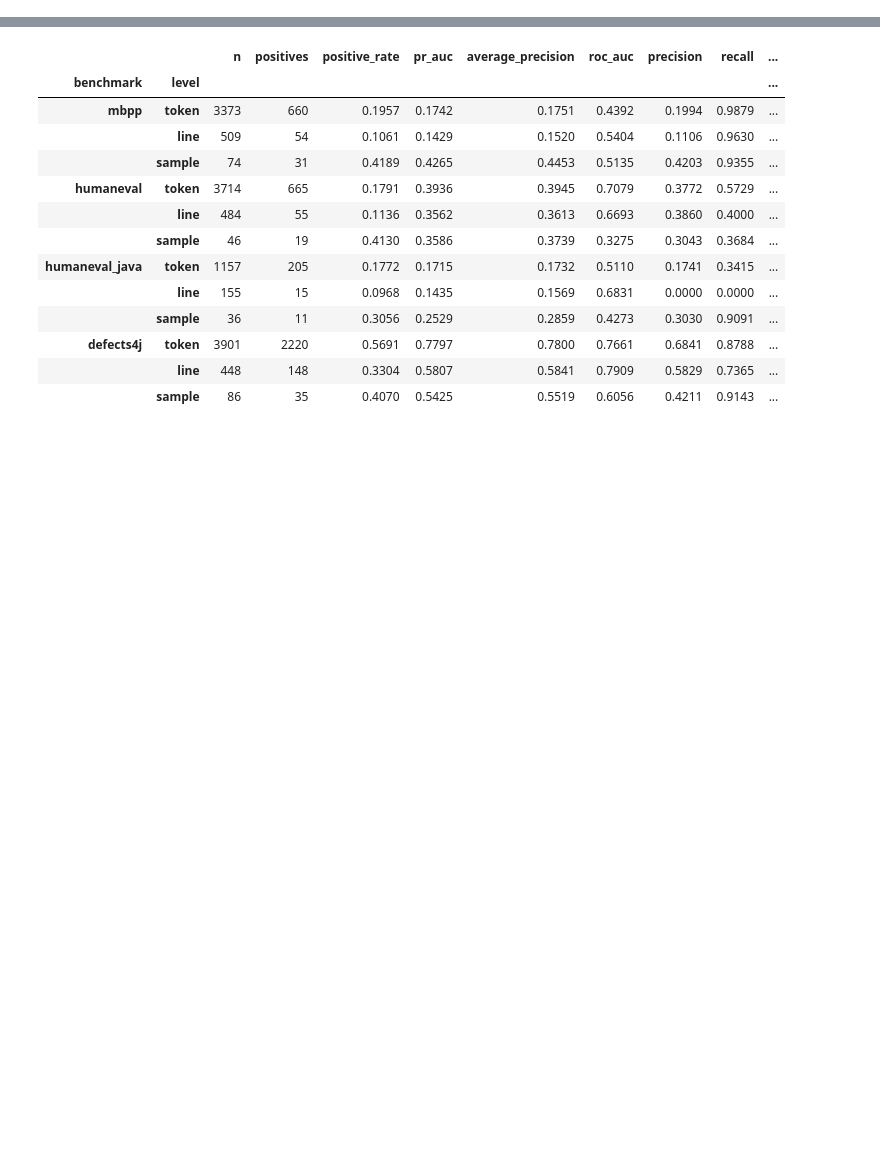
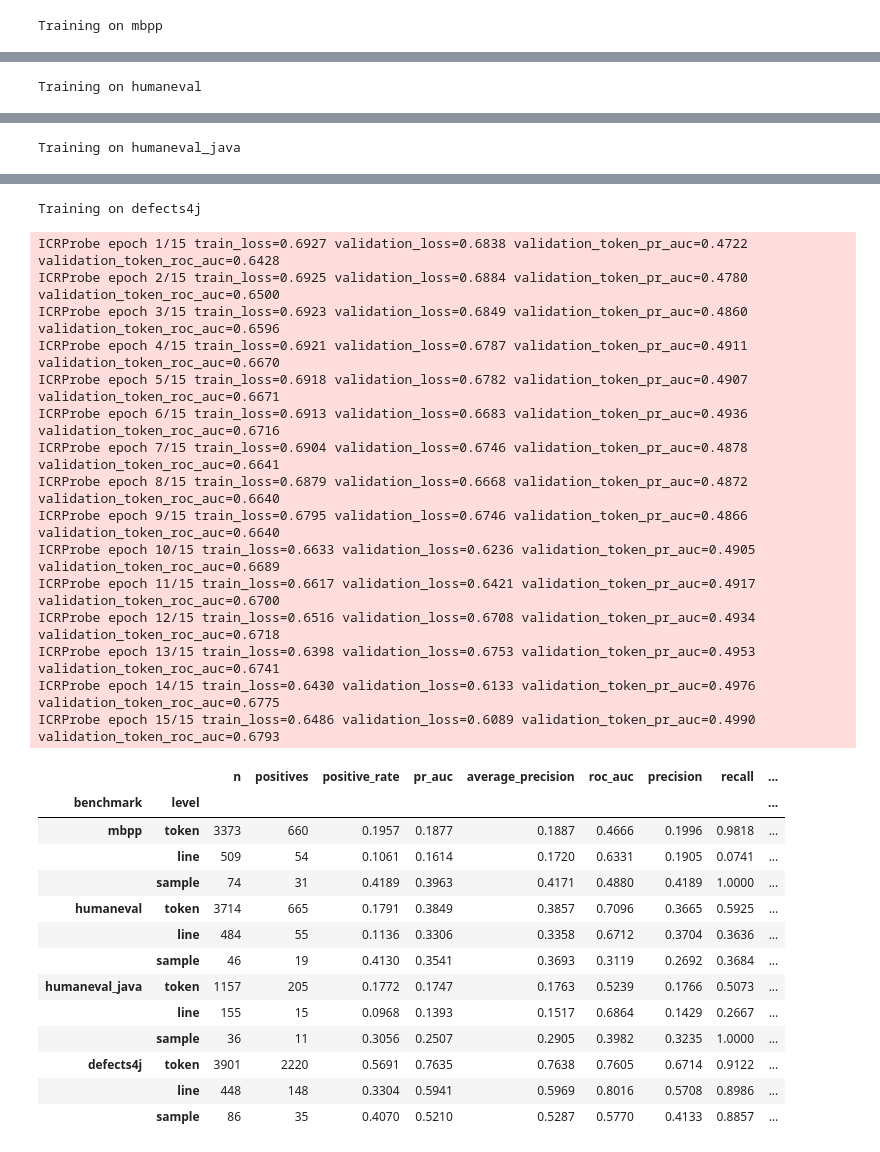
Before and after one commit to LowIQCoder/ugar, a Jupyter notebook: experiments/03_icr_probe.ipynb, the cells around one changed output, grey strips where cells are left out. Cells and saved outputs as stored; diff of their text form; code cells hidden in the pictures; blank space fills up the shorter version.

```diff
--- a/experiments/03_icr_probe.ipynb
+++ b/experiments/03_icr_probe.ipynb
@@ -11,27 +13,39 @@ import sys
 if Path("../src/traces.py").is_file():
     sys.path.insert(0, str(Path.cwd().parent))
 # %%
+import logging
+
 import pandas as pd
 import torch
 from IPython.display import display
 
 from datasets.benchmarks import DATASETS, PILOT_LIMITS
 from src.evaluation import TraceStore, evaluate
-from src.methods import ICRProbe
+from src.methods import DEFAULT_EPOCHS, ICRProbe
 
+logging.basicConfig(level=logging.WARNING, format="%(message)s")
+logging.getLogger("src.methods").setLevel(logging.INFO)
+
+epochs = DEFAULT_EPOCHS
 pilot = False
 limits = PILOT_LIMITS if pilot else None
 torch.set_num_threads(min(4, torch.get_num_threads()))
 store = TraceStore(quantize=True)
 # %%
 results = []
+history = []
 for benchmark in DATASETS:
+    print(f"Training on {benchmark}", flush=True)
     splits = store.load_splits(benchmark, limits)
+    estimator = ICRProbe(epochs=epochs)
     results.extend(
-        {"benchmark": benchmark, **row}
-        for row in evaluate(ICRProbe(), splits)
+        {"benchmark": benchmark, **row} for row in evaluate(estimator, splits)
+    )
+    history.extend(
+        {"benchmark": benchmark, **row} for row in estimator.training_history
     )
 
 metrics = pd.DataFrame(results).set_index(["benchmark", "level"])
 display(metrics.round(4))
 # %% [output]
+Training on mbpp
@@ -37,0 +67 @@ display(metrics.round(4))
+Training on humaneval
@@ -37,0 +83 @@ display(metrics.round(4))
+Training on humaneval_java
@@ -38,14 +99,30 @@ display(metrics.round(4))
+Training on defects4j
+ICRProbe epoch 1/15 train_loss=0.6927 validation_loss=0.6838 validation_token_pr_auc=0.4722 validation_token_roc_auc=0.6428
+ICRProbe epoch 2/15 train_loss=0.6925 validation_loss=0.6884 validation_token_pr_auc=0.4780 validation_token_roc_auc=0.6500
+ICRProbe epoch 3/15 train_loss=0.6923 validation_loss=0.6849 validation_token_pr_auc=0.4860 validation_token_roc_auc=0.6596
+ICRProbe epoch 4/15 train_loss=0.6921 validation_loss=0.6787 validation_token_pr_auc=0.4911 validation_token_roc_auc=0.6670
+ICRProbe epoch 5/15 train_loss=0.6918 validation_loss=0.6782 validation_token_pr_auc=0.4907 validation_token_roc_auc=0.6671
+ICRProbe epoch 6/15 train_loss=0.6913 validation_loss=0.6683 validation_token_pr_auc=0.4936 validation_token_roc_auc=0.6716
+ICRProbe epoch 7/15 train_loss=0.6904 validation_loss=0.6746 validation_token_pr_auc=0.4878 validation_token_roc_auc=0.6641
+ICRProbe epoch 8/15 train_loss=0.6879 validation_loss=0.6668 validation_token_pr_auc=0.4872 validation_token_roc_auc=0.6640
+ICRProbe epoch 9/15 train_loss=0.6795 validation_loss=0.6746 validation_token_pr_auc=0.4866 validation_token_roc_auc=0.6640
+ICRProbe epoch 10/15 train_loss=0.6633 validation_loss=0.6236 validation_token_pr_auc=0.4905 validation_token_roc_auc=0.6689
+ICRProbe epoch 11/15 train_loss=0.6617 validation_loss=0.6421 validation_token_pr_auc=0.4917 validation_token_roc_auc=0.6700
+ICRProbe epoch 12/15 train_loss=0.6516 validation_loss=0.6708 validation_token_pr_auc=0.4934 validation_token_roc_auc=0.6718
+ICRProbe epoch 13/15 train_loss=0.6398 validation_loss=0.6753 validation_token_pr_auc=0.4953 validation_token_roc_auc=0.6741
+ICRProbe epoch 14/15 train_loss=0.6430 validation_loss=0.6133 validation_token_pr_auc=0.4976 validation_token_roc_auc=0.6775
+ICRProbe epoch 15/15 train_loss=0.6486 validation_loss=0.6089 validation_token_pr_auc=0.4990 validation_token_roc_auc=0.6793
 |  |  | n | positives | positive_rate | pr_auc | average_precision | roc_auc | precision | recall | ... |
 | benchmark | level |  |  |  |  |  |  |  |  | ... |
-| mbpp | token | 3373 | 660 | 0.1957 | 0.1742 | 0.1751 | 0.4392 | 0.1994 | 0.9879 | ... |
-|  | line | 509 | 54 | 0.1061 | 0.1429 | 0.1520 | 0.5404 | 0.1106 | 0.9630 | ... |
-|  | sample | 74 | 31 | 0.4189 | 0.4265 | 0.4453 | 0.5135 | 0.4203 | 0.9355 | ... |
-| humaneval | token | 3714 | 665 | 0.1791 | 0.3936 | 0.3945 | 0.7079 | 0.3772 | 0.5729 | ... |
-|  | line | 484 | 55 | 0.1136 | 0.3562 | 0.3613 | 0.6693 | 0.3860 | 0.4000 | ... |
-|  | sample | 46 | 19 | 0.4130 | 0.3586 | 0.3739 | 0.3275 | 0.3043 | 0.3684 | ... |
-| humaneval_java | token | 1157 | 205 | 0.1772 | 0.1715 | 0.1732 | 0.5110 | 0.1741 | 0.3415 | ... |
-|  | line | 155 | 15 | 0.0968 | 0.1435 | 0.1569 | 0.6831 | 0.0000 | 0.0000 | ... |
-|  | sample | 36 | 11 | 0.3056 | 0.2529 | 0.2859 | 0.4273 | 0.3030 | 0.9091 | ... |
-| defects4j | token | 3901 | 2220 | 0.5691 | 0.7797 | 0.7800 | 0.7661 | 0.6841 | 0.8788 | ... |
-|  | line | 448 | 148 | 0.3304 | 0.5807 | 0.5841 | 0.7909 | 0.5829 | 0.7365 | ... |
-|  | sample | 86 | 35 | 0.4070 | 0.5425 | 0.5519 | 0.6056 | 0.4211 | 0.9143 | ... |
+| mbpp | token | 3373 | 660 | 0.1957 | 0.1877 | 0.1887 | 0.4666 | 0.1996 | 0.9818 | ... |
+|  | line | 509 | 54 | 0.1061 | 0.1614 | 0.1720 | 0.6331 | 0.1905 | 0.0741 | ... |
+|  | sample | 74 | 31 | 0.4189 | 0.3963 | 0.4171 | 0.4880 | 0.4189 | 1.0000 | ... |
+| humaneval | token | 3714 | 665 | 0.1791 | 0.3849 | 0.3857 | 0.7096 | 0.3665 | 0.5925 | ... |
+|  | line | 484 | 55 | 0.1136 | 0.3306 | 0.3358 | 0.6712 | 0.3704 | 0.3636 | ... |
+|  | sample | 46 | 19 | 0.4130 | 0.3541 | 0.3693 | 0.3119 | 0.2692 | 0.3684 | ... |
+| humaneval_java | token | 1157 | 205 | 0.1772 | 0.1747 | 0.1763 | 0.5239 | 0.1766 | 0.5073 | ... |
+|  | line | 155 | 15 | 0.0968 | 0.1393 | 0.1517 | 0.6864 | 0.1429 | 0.2667 | ... |
+|  | sample | 36 | 11 | 0.3056 | 0.2507 | 0.2905 | 0.3982 | 0.3235 | 1.0000 | ... |
+| defects4j | token | 3901 | 2220 | 0.5691 | 0.7635 | 0.7638 | 0.7605 | 0.6714 | 0.9122 | ... |
+|  | line | 448 | 148 | 0.3304 | 0.5941 | 0.5969 | 0.8016 | 0.5708 | 0.8986 | ... |
+|  | sample | 86 | 35 | 0.4070 | 0.5210 | 0.5287 | 0.5770 | 0.4133 | 0.8857 | ... |
```
Also changed, not shown: parts of 4 cells of this notebook, 10 other files.
